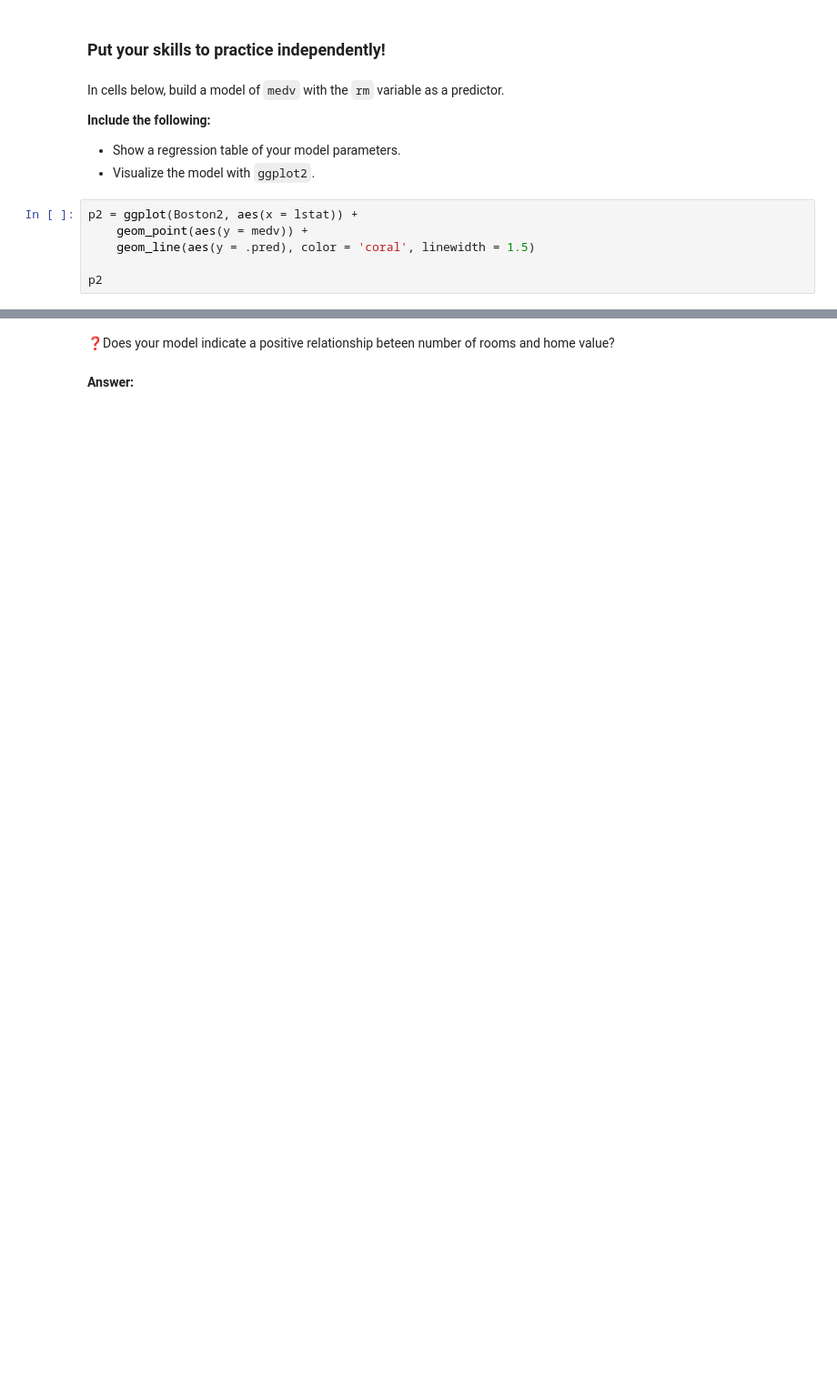
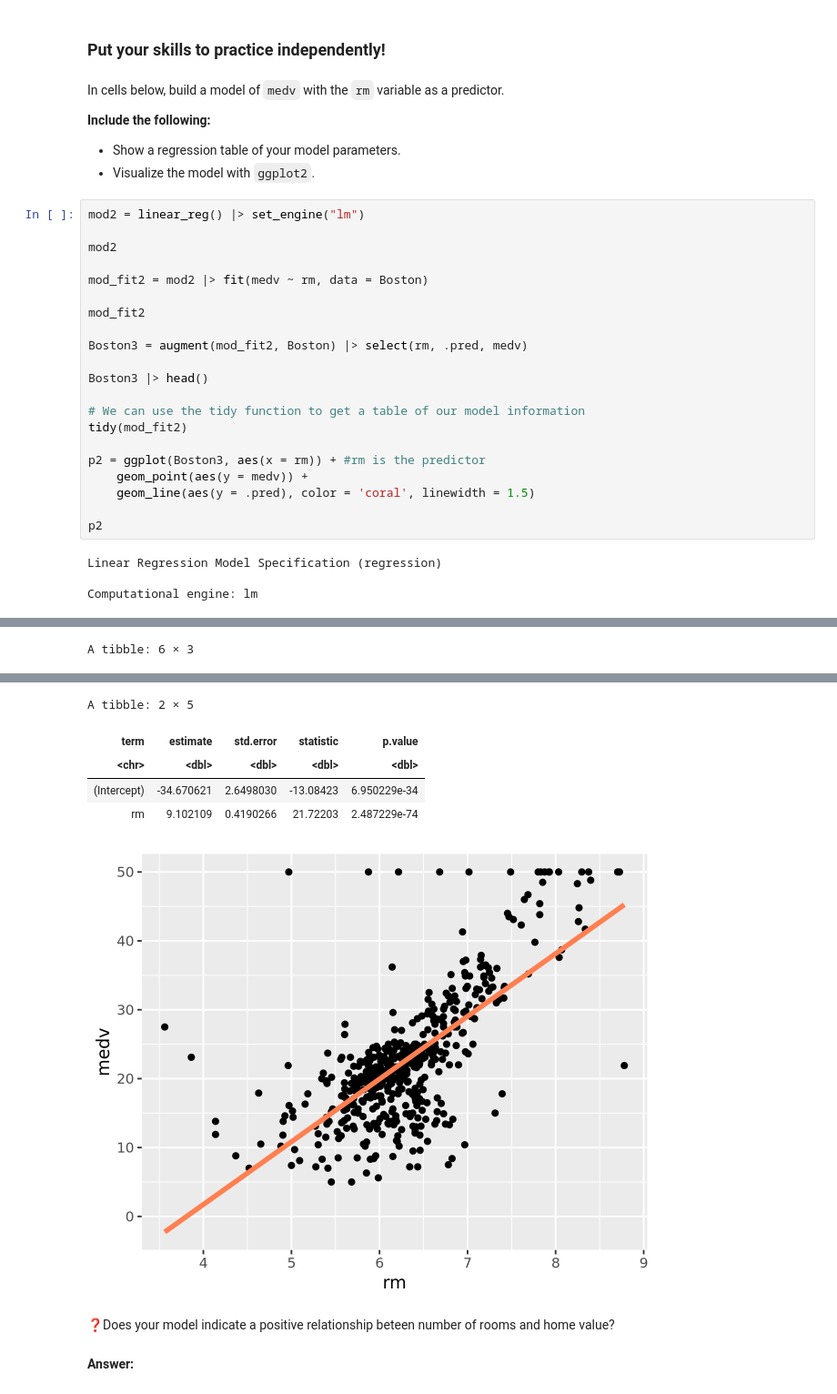
Before and after one commit to UNC-DATA-730/unit-3-assignment-dlee002, a Jupyter notebook: assignment3.ipynb, the cells around one changed output, grey strips where cells are left out. Shown: that part at 91% size. Cells and saved outputs as stored; diff of their text form; blank space fills up the shorter version.

Commit message:
Making predictions and visualizing the model v2 completed.

```diff
--- a/assignment3.ipynb
+++ b/assignment3.ipynb
@@ -184,8 +184,27 @@ In cells below, build a model of `medv` with the `rm` variable as a predictor.
 - Show a regression table of your model parameters.
 - Visualize the model with `ggplot2`.
 # %%
-p2 = ggplot(Boston2, aes(x = lstat)) +
+mod2 = linear_reg() |> set_engine("lm")
+
+mod2
+
+mod_fit2 = mod2 |> fit(medv ~ rm, data = Boston)
+
+mod_fit2
+
+Boston3 = augment(mod_fit2, Boston) |> select(rm, .pred, medv)
+
+Boston3 |> head()
+
+# We can use the tidy function to get a table of our model information
+tidy(mod_fit2)
+
+p2 = ggplot(Boston3, aes(x = rm)) + #rm is the predictor
     geom_point(aes(y = medv)) +
     geom_line(aes(y = .pred), color = 'coral', linewidth = 1.5)
 
 p2
+# %% [output]
+Linear Regression Model Specification (regression)
+
+Computational engine: lm
@@ -191,0 +220 @@ p2
+A tibble: 6 × 3
@@ -192,3 +229,9 @@ p2
+A tibble: 2 × 5
+| term | estimate | std.error | statistic | p.value |
+| <chr> | <dbl> | <dbl> | <dbl> | <dbl> |
+| (Intercept) | -34.670621 | 2.6498030 | -13.08423 | 6.950229e-34 |
+| rm | 9.102109 | 0.4190266 | 21.72203 | 2.487229e-74 |
+[figure, added]
 # %% [markdown]
 ❓Does your model indicate a positive relationship beteen number of rooms and home value?
 # %% [markdown]
```
Also changed, not shown: parts of 2 cells of this notebook.
